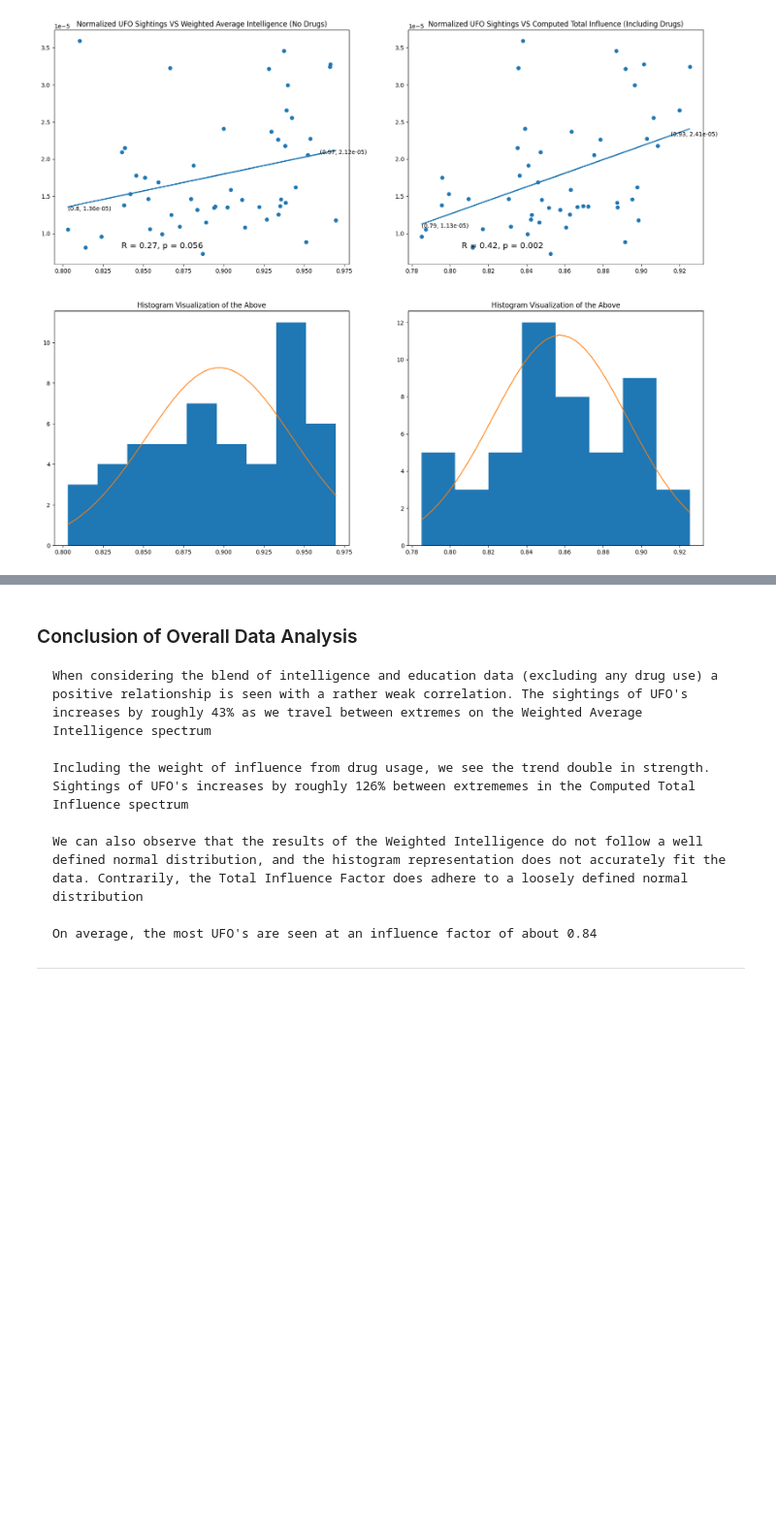
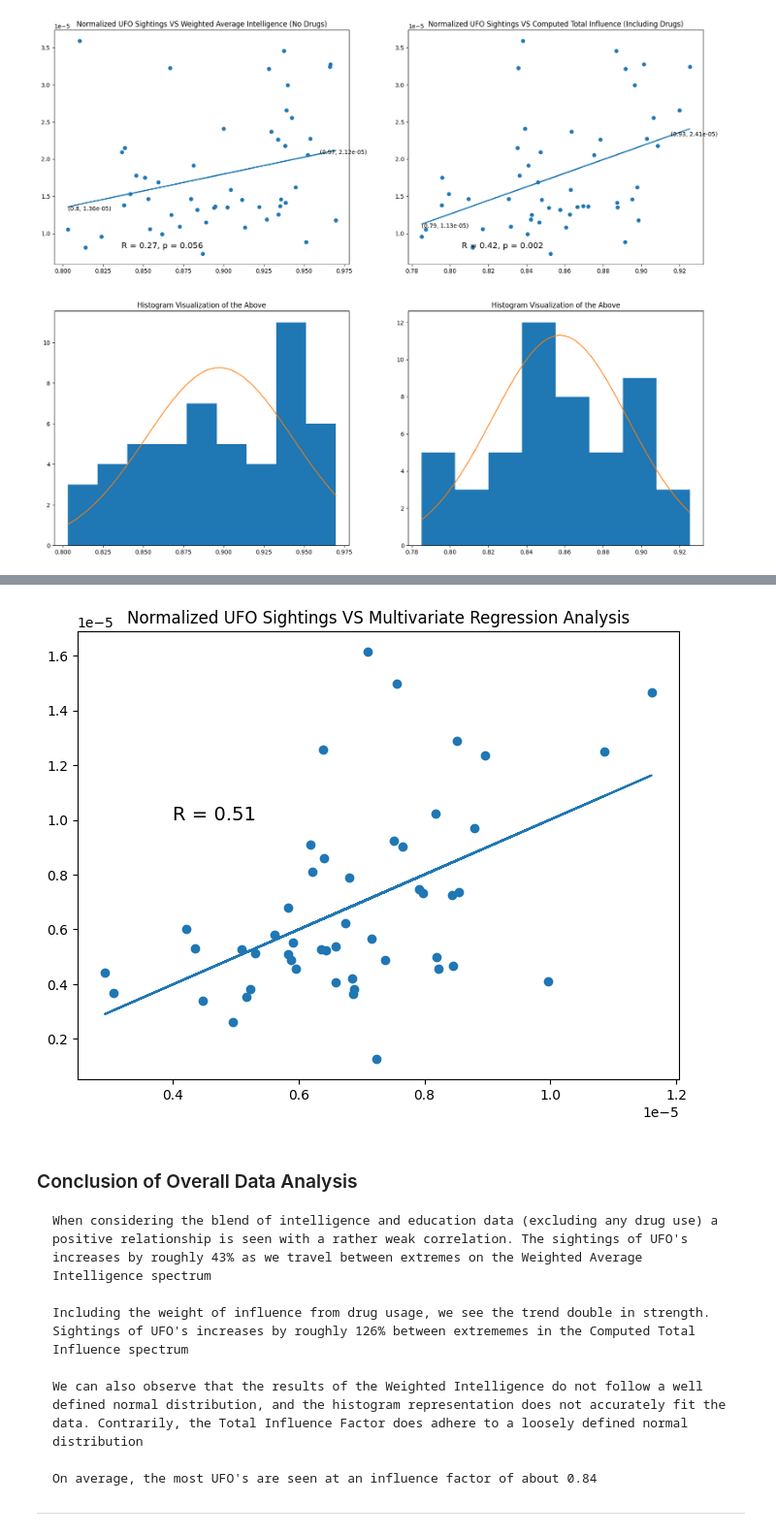
Before and after one commit to codycosta/ENGR201, a Jupyter notebook: weeks-9-10-final-project/project.ipynb, the cells around one changed output, grey strips where cells are left out. Shown at 97% size. Saved outputs shown, nothing was run; the diff lists cells and outputs as text; code cells hidden in the pictures; blank space fills up the shorter version.

Commit message:
completed mulitvariate regression table and plot

```diff
--- a/weeks-9-10-final-project/project.ipynb
+++ b/weeks-9-10-final-project/project.ipynb
@@ -490,0 +495,14 @@ plt.show()
+# %%
+# pandas df to dump data into
+
+multi_regression_data = pd.DataFrame({
+    'IQ': iq_scores,
+    'SAT': sat_scores,
+    'Literacy': literacy,
+    'Numeracy': numeracy,
+    'HS grad': high_school,
+    'College': bachelors,
+    'Drugs': drug_scores
+})
+
+multi_regression_data.head()
@@ -490,0 +516,3 @@ plt.show()
+# %%
+model = smf.OLS(normalized_ufo_sightings, multi_regression_data).fit()
+print(model.summary())
@@ -491,3 +537,20 @@ plt.show()
+# %%
+coeffs = model.params
+
+output = coeffs * multi_regression_data
+sums = np.sum(output, axis=1)
+
+m10, b10 = np.polyfit(sums, normalized_ufo_sightings, 1)
+r10, p10 = stats.pearsonr(sums, normalized_ufo_sightings)
+
+plt.figure(figsize=[8, 6])
+plt.scatter(sums, normalized_ufo_sightings)
+plt.plot(sums, m10 * sums + b10)
+plt.annotate(f'R = {np.round(r10, 2)}', (0.4e-5, 1e-5), fontsize=14)
+plt.title('Normalized UFO Sightings VS Multivariate Regression Analysis')
+plt.show()
+# %% [output]
+[figure, added]
 # %% [markdown]
 ### Conclusion of Overall Data Analysis
     When considering the blend of intelligence and education data (excluding any drug use) a positive relationship is seen with a rather weak correlation. The sightings of UFO's increases by roughly 43% as we travel between extremes on the Weighted Average Intelligence spectrum
```
Also changed, not shown: parts of 7 cells of this notebook, 3 other files.
